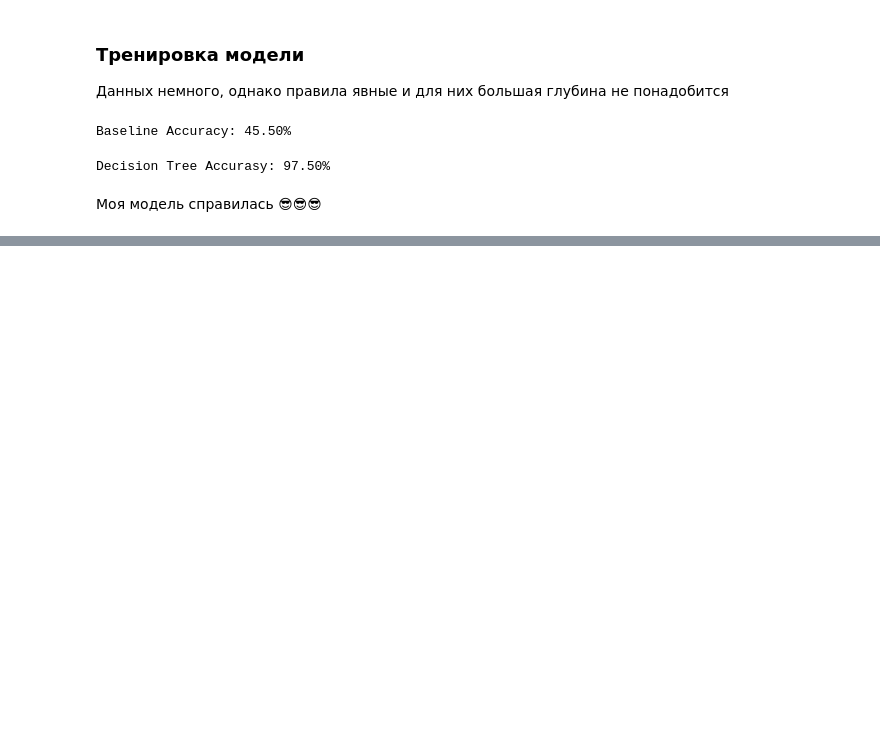
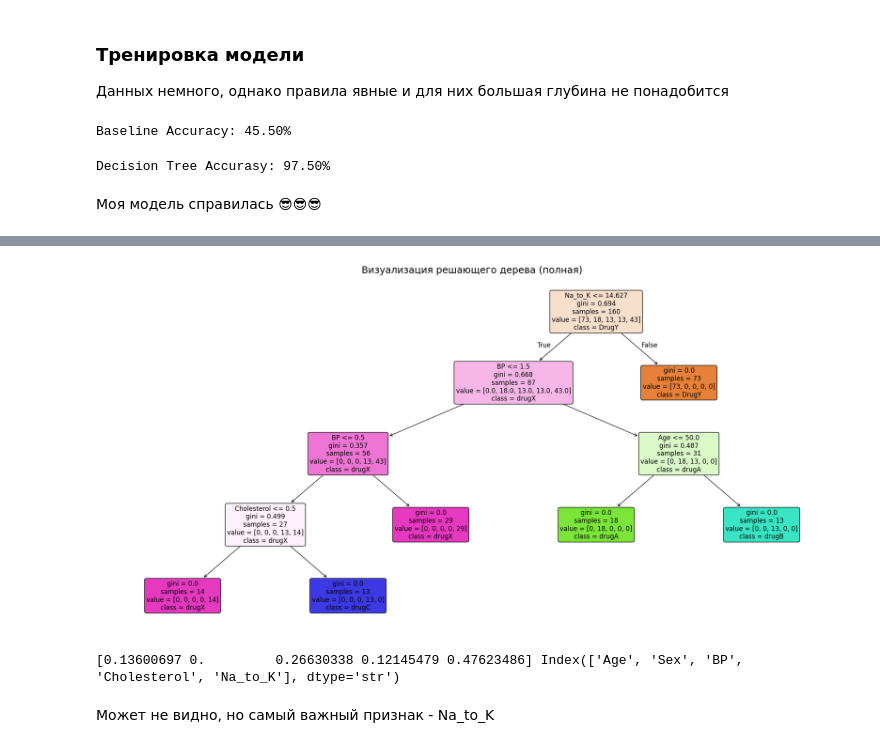
Before and after one commit to Reynem/Machine-Learning, a Jupyter notebook: ai1-decision-tree.ipynb, the cells around one changed output, grey strips where cells are left out. Cells and saved outputs as stored; diff of their text form; code cells hidden in the pictures; blank space fills up the shorter version.

```diff
--- a/ai1-decision-tree.ipynb
+++ b/ai1-decision-tree.ipynb
@@ -259,0 +283,12 @@ Decision Tree Accurasy: 97.50%
+# %%
+acscore1 = accuracy_score(y_test, y_pred1)
+print(f"Model A: Train: {clf1.score(X_train, y_train)}, Test: {acscore1:.2%}")
+
+acscore2 = accuracy_score(y_test, y_pred2)
+print(f"Model B: Train: {clf2.score(X_train, y_train)}, Test: {acscore2:.2%}")
+
+print("GRIDSEARCH=====")
+model_v = gd.best_estimator_
+
+print(f"Лучшие параметры: {gd.best_params_}")
+print(f"Train Acc: {model_v.score(X_train, y_train):.3f}, Test Acc: {model_v.score(X_test, y_test):.3f}")
@@ -259,0 +368,25 @@ Decision Tree Accurasy: 97.50%
+# %%
+import matplotlib.pyplot as plt
+from sklearn.tree import plot_tree
+
+plt.figure(figsize=(25, 12)) # размер задал вручную, чтобы было видно
+plot_tree(
+    model_v,
+    feature_names=X.columns,
+    class_names=le.classes_,
+    filled=True,
+    rounded=True,
+    fontsize=12
+)
+plt.title("Визуализация решающего дерева (полная)", fontsize=18)
+plt.show()
+# %% [output]
+[figure, added]
+# %%
+# Важность признаков
+importances = model_v.feature_importances_
+print(importances, X.columns)
+# %% [output]
+[0.13600697 0.         0.26630338 0.12145479 0.47623486] Index(['Age', 'Sex', 'BP', 'Cholesterol', 'Na_to_K'], dtype='str')
+# %% [markdown]
+Может не видно, но самый важный признак - Na_to_K
```
Also changed, not shown: parts of 16 cells of this notebook.
